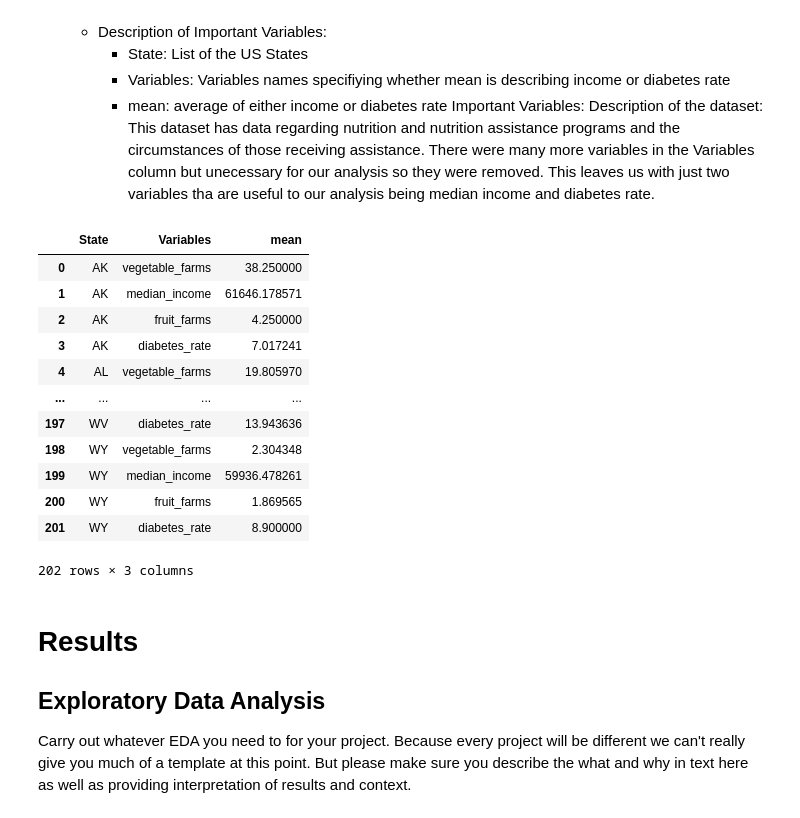
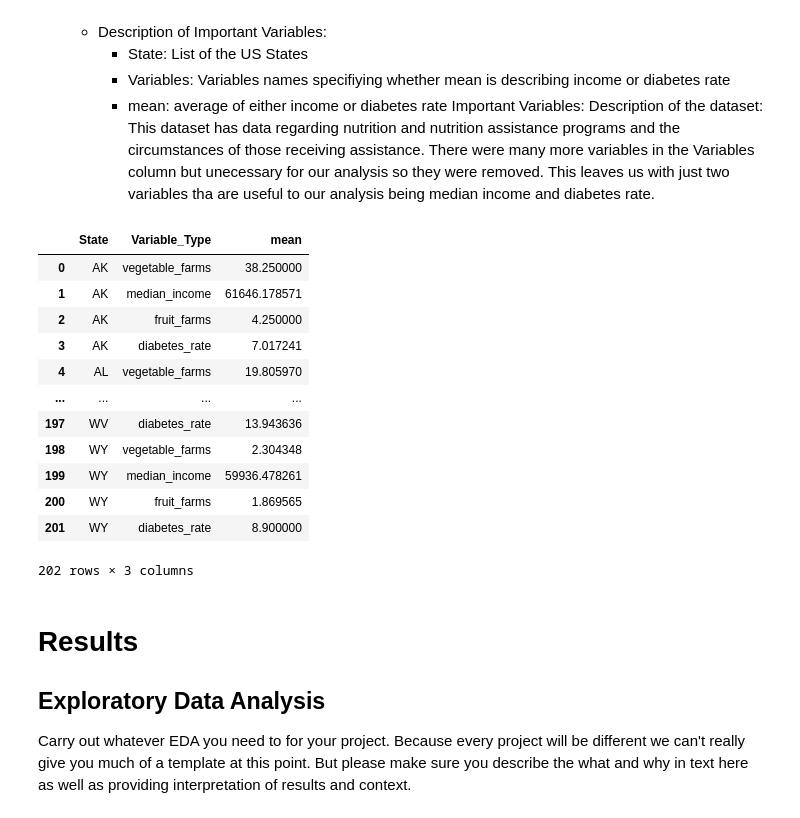
Before and after one commit to edwin815/diabetes_analysis, a Jupyter notebook: EDACheckpoint_Group132_WI24.ipynb, the cells around one changed output. Drawn from its saved outputs; the diff is of its cells as text; code cells hidden in the pictures.

Commit message:
changed variable column name

```diff
--- a/EDACheckpoint_Group132_WI24.ipynb
+++ b/EDACheckpoint_Group132_WI24.ipynb
@@ -116,21 +116,21 @@ Description of the dataset: This dataset has data regarding nutrition and nutrit
 # %%
 # ## YOUR CODE TO LOAD/CLEAN/TIDY/WRANGLE THE DATA GOES HERE
 # ## FEEL FREE TO ADD MULTIPLE CELLS PER SECTION
 
 df2 = pd.read_csv("StateAndCountyData.csv")
 df2 = df2[(df2["Variable_Code"] == "MEDHHINC15") | (df2["Variable_Code"] == "PCT_DIABETES_ADULTS13")
            | (df2["Variable_Code"] == "FRESHVEG_FARMS12") | (df2["Variable_Code"] == "ORCHARD_FARMS12")]
 df2 = df2.drop(columns = ["FIPS", "County"])
 df2 = df2.groupby(["State", "Variable_Code"])["Value"].agg(["sum", "mean"]).reset_index()
 df2["Variable_Code"] = df2["Variable_Code"].replace("MEDHHINC15", "median_income")
 df2["Variable_Code"] = df2["Variable_Code"].replace("PCT_DIABETES_ADULTS13", "diabetes_rate")
 df2["Variable_Code"] = df2["Variable_Code"].replace("FRESHVEG_FARMS12", "vegetable_farms")
 df2["Variable_Code"] = df2["Variable_Code"].replace("ORCHARD_FARMS12", "fruit_farms")
-df2 = df2.rename(columns = {"Variable_Code": "Variables"})
+df2 = df2.rename(columns = {"Variable_Code": "Variable_Type"})
 df2 = df2.drop(columns = ["sum"])
 df2
 # %% [output]
-|  | State | Variables | mean |
+|  | State | Variable_Type | mean |
 | 0 | AK | vegetable_farms | 38.250000 |
 | 1 | AK | median_income | 61646.178571 |
 | 2 | AK | fruit_farms | 4.250000 |
```
